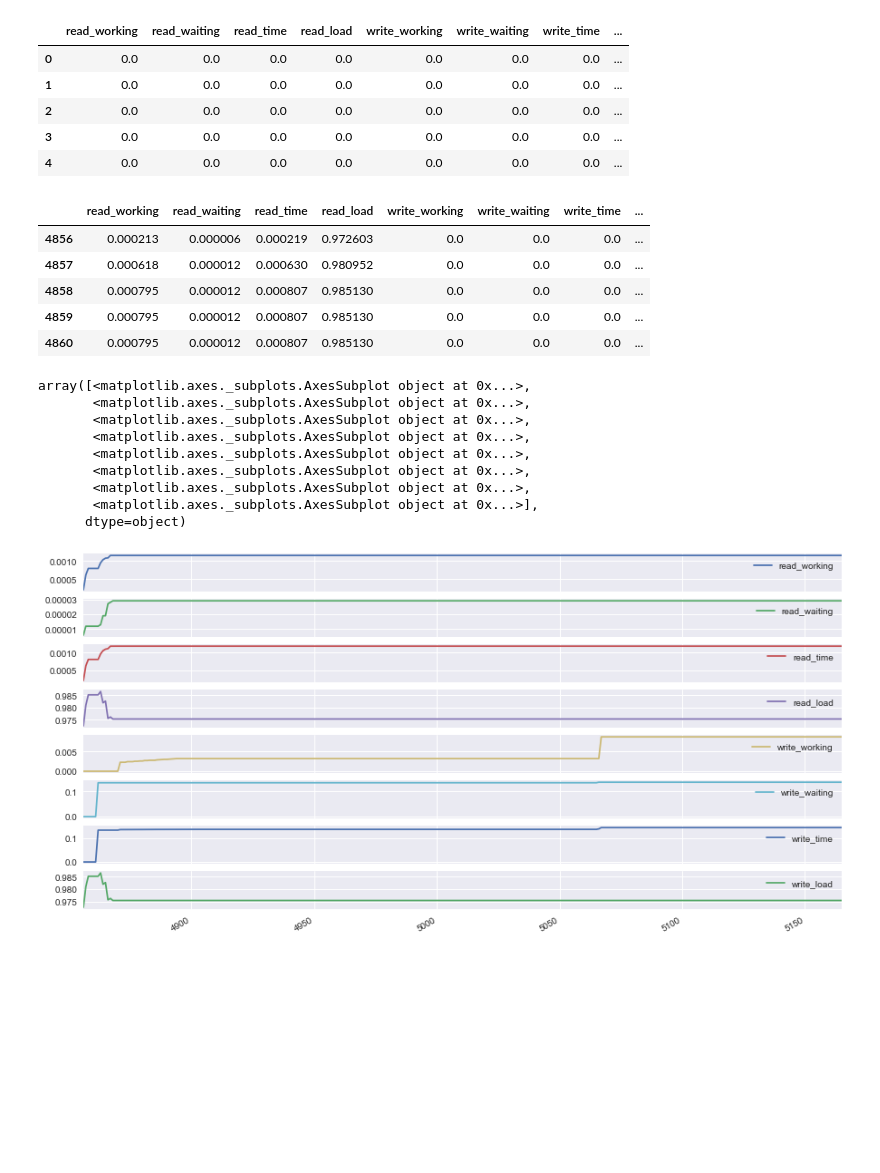
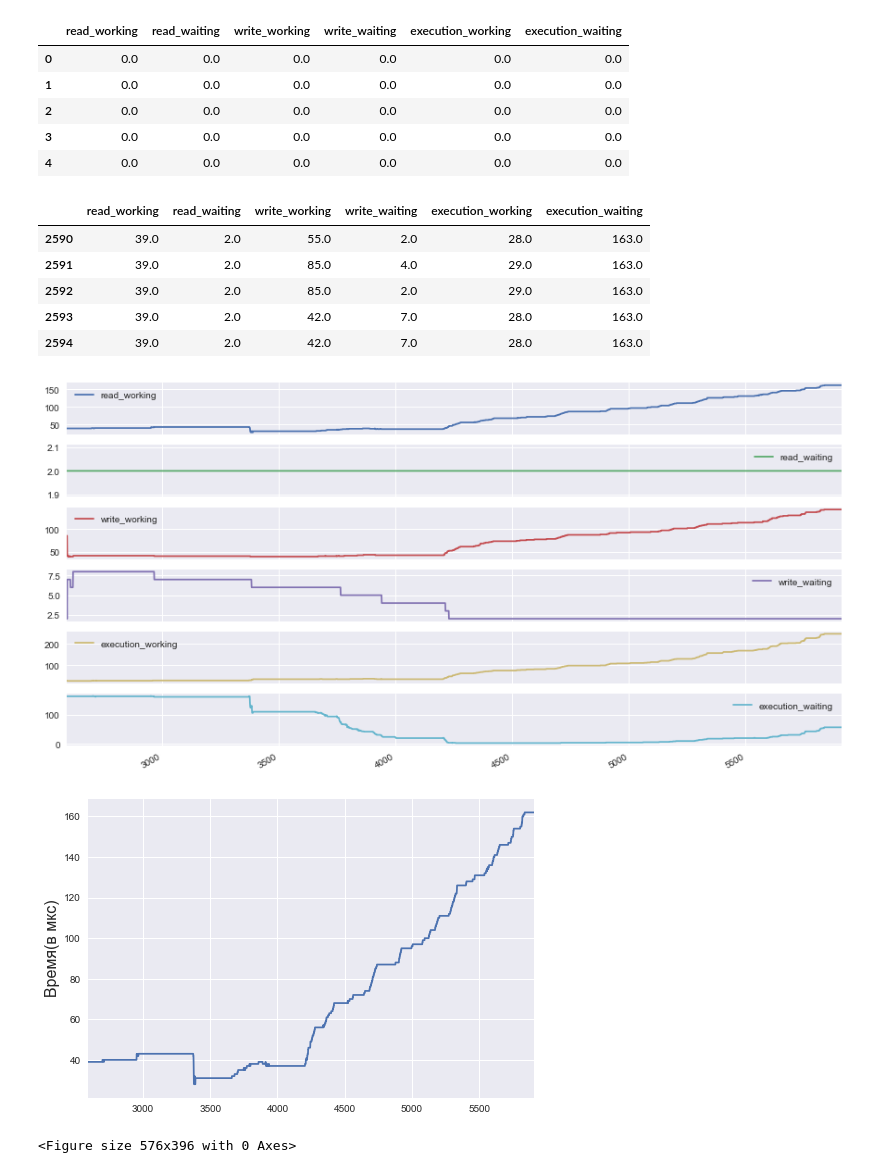
Before and after one commit to mazuninky/ifmo-labs, a Jupyter notebook: multithread/mtp-lab3/data-handler/Stats.ipynb, the cells around one changed output. Drawn from its saved outputs; the diff is of its cells as text; code cells hidden in the pictures; blank space fills up the shorter version.

```diff
--- a/multithread/mtp-lab3/data-handler/Stats.ipynb
+++ b/multithread/mtp-lab3/data-handler/Stats.ipynb
@@ -11,35 +15,35 @@ import seaborn as sns
 # %%
-data = pd.read_csv('stats.csv', header=None, names = ['read_working', 'read_waiting', 'read_time', 'read_load', 'write_working', 'write_waiting', 'write_time', 'write_load'])
+data = pd.read_csv('stats.csv', header=None, names = ['read_working', 'read_waiting', 'write_working', 'write_waiting', 'execution_working', 'execution_waiting'])
 # %%
 data.head()
 # %% [output]
-|  | read_working | read_waiting | read_time | read_load | write_working | write_waiting | write_time | ... |
-| 0 | 0.0 | 0.0 | 0.0 | 0.0 | 0.0 | 0.0 | 0.0 | ... |
-| 1 | 0.0 | 0.0 | 0.0 | 0.0 | 0.0 | 0.0 | 0.0 | ... |
-| 2 | 0.0 | 0.0 | 0.0 | 0.0 | 0.0 | 0.0 | 0.0 | ... |
-| 3 | 0.0 | 0.0 | 0.0 | 0.0 | 0.0 | 0.0 | 0.0 | ... |
-| 4 | 0.0 | 0.0 | 0.0 | 0.0 | 0.0 | 0.0 | 0.0 | ... |
+|  | read_working | read_waiting | write_working | write_waiting | execution_working | execution_waiting |
+| 0 | 0.0 | 0.0 | 0.0 | 0.0 | 0.0 | 0.0 |
+| 1 | 0.0 | 0.0 | 0.0 | 0.0 | 0.0 | 0.0 |
+| 2 | 0.0 | 0.0 | 0.0 | 0.0 | 0.0 | 0.0 |
+| 3 | 0.0 | 0.0 | 0.0 | 0.0 | 0.0 | 0.0 |
+| 4 | 0.0 | 0.0 | 0.0 | 0.0 | 0.0 | 0.0 |
 # %%
 remove_zero = data[(data.T != 0).any()]
 # %%
 remove_zero.head()
 # %% [output]
-|  | read_working | read_waiting | read_time | read_load | write_working | write_waiting | write_time | ... |
-| 4856 | 0.000213 | 0.000006 | 0.000219 | 0.972603 | 0.0 | 0.0 | 0.0 | ... |
-| 4857 | 0.000618 | 0.000012 | 0.000630 | 0.980952 | 0.0 | 0.0 | 0.0 | ... |
-| 4858 | 0.000795 | 0.000012 | 0.000807 | 0.985130 | 0.0 | 0.0 | 0.0 | ... |
-| 4859 | 0.000795 | 0.000012 | 0.000807 | 0.985130 | 0.0 | 0.0 | 0.0 | ... |
-| 4860 | 0.000795 | 0.000012 | 0.000807 | 0.985130 | 0.0 | 0.0 | 0.0 | ... |
+|  | read_working | read_waiting | write_working | write_waiting | execution_working | execution_waiting |
+| 2590 | 39.0 | 2.0 | 55.0 | 2.0 | 28.0 | 163.0 |
+| 2591 | 39.0 | 2.0 | 85.0 | 4.0 | 29.0 | 163.0 |
+| 2592 | 39.0 | 2.0 | 85.0 | 2.0 | 29.0 | 163.0 |
+| 2593 | 39.0 | 2.0 | 42.0 | 7.0 | 28.0 | 163.0 |
+| 2594 | 39.0 | 2.0 | 42.0 | 7.0 | 28.0 | 163.0 |
 # %%
 remove_zero.plot(subplots=True, figsize=(15, 8))
+savefig('stats/plots.png')
 # %% [output]
-array([<matplotlib.axes._subplots.AxesSubplot object at 0x...>,
-       <matplotlib.axes._subplots.AxesSubplot object at 0x...>,
-       <matplotlib.axes._subplots.AxesSubplot object at 0x...>,
-       <matplotlib.axes._subplots.AxesSubplot object at 0x...>,
-       <matplotlib.axes._subplots.AxesSubplot object at 0x...>,
-       <matplotlib.axes._subplots.AxesSubplot object at 0x...>,
-       <matplotlib.axes._subplots.AxesSubplot object at 0x...>,
-       <matplotlib.axes._subplots.AxesSubplot object at 0x...>],
-      dtype=object)
-[figure, old version]
+[figure, new version]
+# %%
+remove_zero['read_working'].plot()
+plt.ylabel("Время(в мкс)", fontsize=16)
+plt.show()
+savefig('stats/read_working.png')
+# %% [output]
+[figure, added]
+<Figure size 576x396 with 0 Axes>
```
Also changed, not shown: parts of 6 cells of this notebook, 17 other files.
